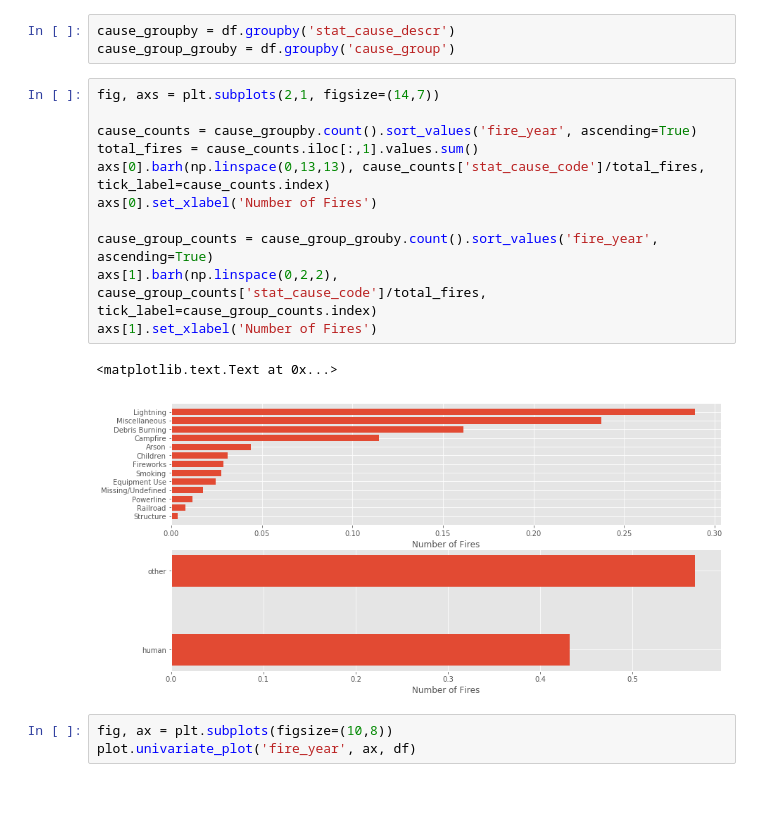
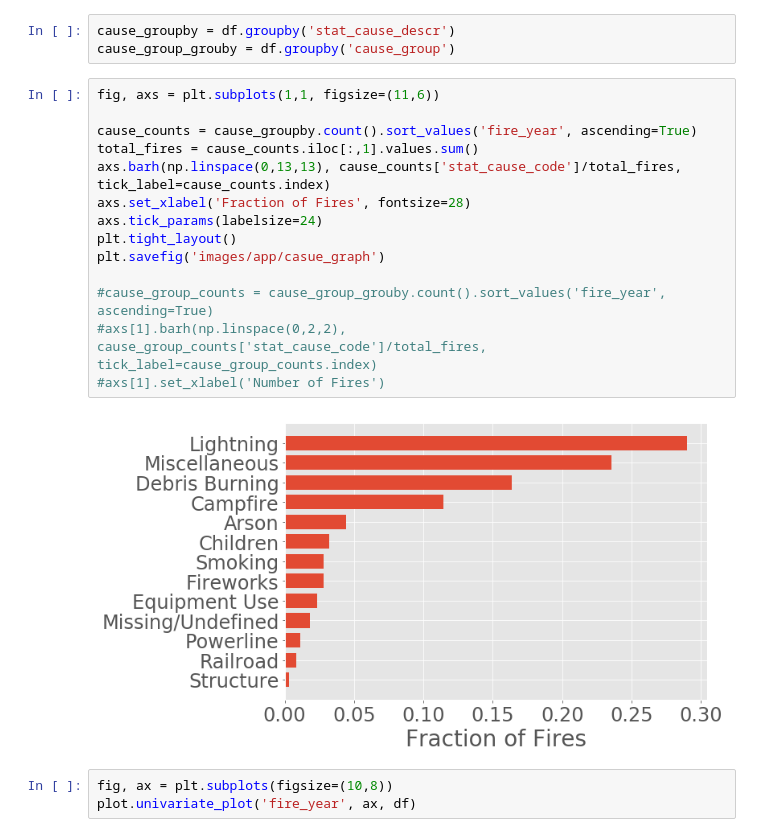
Before and after one commit to magstewart/wildfire-project, a Jupyter notebook: Wildfires_EDA.ipynb, the cells around one changed output. Cells and saved outputs as stored; diff of their text form; blank space fills up the shorter version.

```diff
--- a/Wildfires_EDA.ipynb
+++ b/Wildfires_EDA.ipynb
@@ -69,19 +69,21 @@ df['cause_group'] = np.vectorize(group_cause)(df['stat_cause_descr'])
 cause_groupby = df.groupby('stat_cause_descr')
 cause_group_grouby = df.groupby('cause_group')
 # %%
-fig, axs = plt.subplots(2,1, figsize=(14,7))
+fig, axs = plt.subplots(1,1, figsize=(11,6))
 
 cause_counts = cause_groupby.count().sort_values('fire_year', ascending=True)
 total_fires = cause_counts.iloc[:,1].values.sum()
-axs[0].barh(np.linspace(0,13,13), cause_counts['stat_cause_code']/total_fires, tick_label=cause_counts.index)
-axs[0].set_xlabel('Number of Fires')
+axs.barh(np.linspace(0,13,13), cause_counts['stat_cause_code']/total_fires, tick_label=cause_counts.index)
+axs.set_xlabel('Fraction of Fires', fontsize=28)
+axs.tick_params(labelsize=24)
+plt.tight_layout()
+plt.savefig('images/app/casue_graph')
 
-cause_group_counts = cause_group_grouby.count().sort_values('fire_year', ascending=True)
-axs[1].barh(np.linspace(0,2,2), cause_group_counts['stat_cause_code']/total_fires, tick_label=cause_group_counts.index)
-axs[1].set_xlabel('Number of Fires')
+#cause_group_counts = cause_group_grouby.count().sort_values('fire_year', ascending=True)
+#axs[1].barh(np.linspace(0,2,2), cause_group_counts['stat_cause_code']/total_fires, tick_label=cause_group_counts.index)
+#axs[1].set_xlabel('Number of Fires')
 # %% [output]
-<matplotlib.text.Text at 0x...>
-[figure, old version]
+[figure, new version]
 # %%
 fig, ax = plt.subplots(figsize=(10,8))
 plot.univariate_plot('fire_year', ax, df)
```
Also changed, not shown: parts of 5 cells of this notebook, 5 other files.
